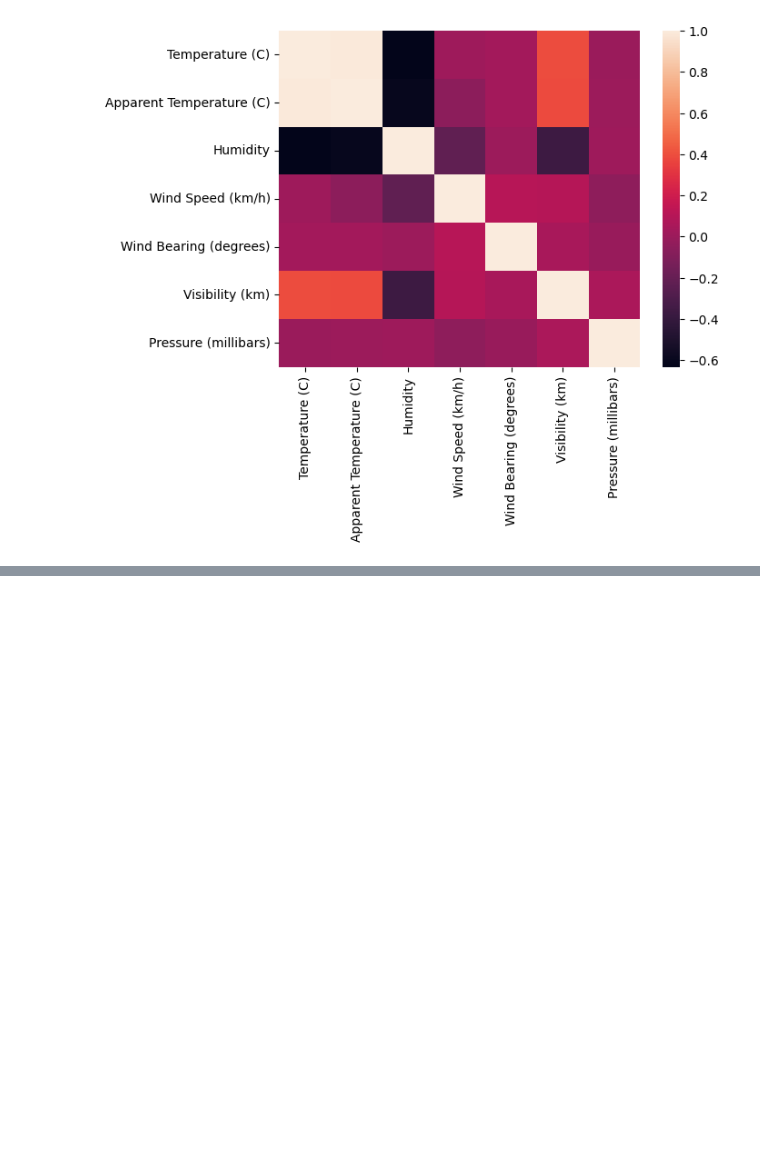
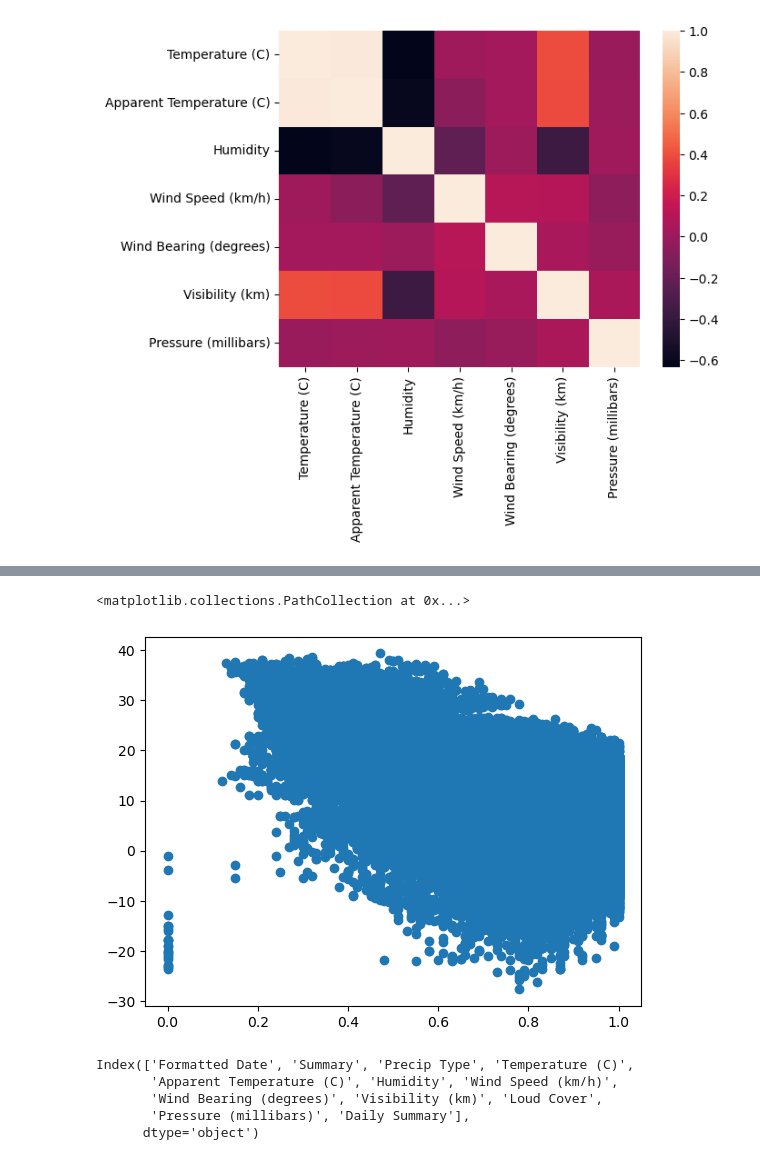
Before and after one commit to Oye4short/Linear_Regression, a Jupyter notebook: Linear_Regression.ipynb, the cells around one changed output, grey strips where cells are left out. Saved outputs shown, nothing was run; the diff lists cells and outputs as text; code cells hidden in the pictures; blank space fills up the shorter version.

```diff
--- a/Linear_Regression.ipynb
+++ b/Linear_Regression.ipynb
@@ -216,0 +220,13 @@ plt.show()
+# %%
+plt.scatter(x="Humidity", y="Apparent Temperature (C)", data=data)
+# %% [output]
+<matplotlib.collections.PathCollection at 0x...>
+[figure, added]
+# %%
+data.columns
+# %% [output]
+Index(['Formatted Date', 'Summary', 'Precip Type', 'Temperature (C)',
+       'Apparent Temperature (C)', 'Humidity', 'Wind Speed (km/h)',
+       'Wind Bearing (degrees)', 'Visibility (km)', 'Loud Cover',
+       'Pressure (millibars)', 'Daily Summary'],
+      dtype='object')
```
Also changed, not shown: parts of 39 cells of this notebook, 1 other file.
